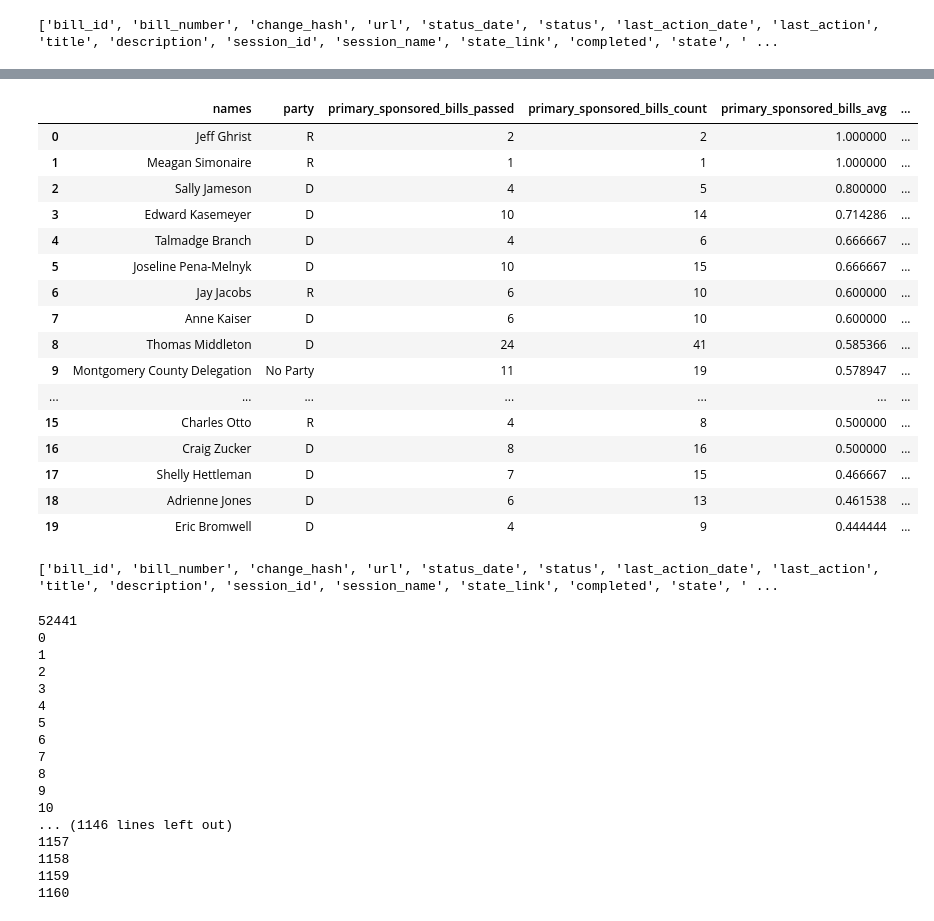
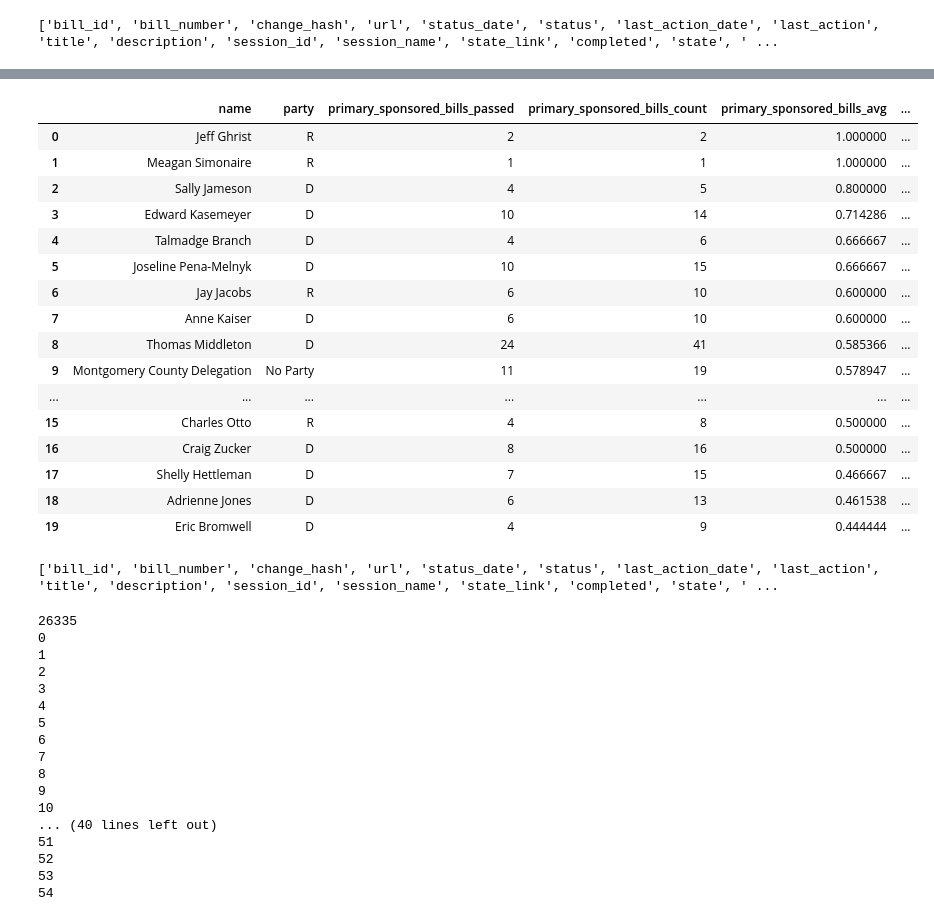
Before and after one commit to Capital-News-Service/maryland-bills-analysis, a Jupyter notebook: Data Manipulation.ipynb, the cells around one changed output, grey strips where cells are left out. Cells and saved outputs as stored; diff of their text form; code cells hidden in the pictures.

```diff
--- a/Data Manipulation.ipynb
+++ b/Data Manipulation.ipynb
@@ -264,11 +265,11 @@ legislators.head(20)
 # %%
-sm = legislators[["names","party","primary_sponsored_bills_passed","primary_sponsored_bills_count","primary_sponsored_bills_avg","co_sponsored_bills_avg","co_sponsored_bills_count", "committee_sponsor","people_id"]]
+sm = legislators[["name","party","primary_sponsored_bills_passed","primary_sponsored_bills_count","primary_sponsored_bills_avg","co_sponsored_bills_avg","co_sponsored_bills_count", "committee_sponsor","people_id"]]
 sm = sm[sm['co_sponsored_bills_count'] > 1]
 sm = sm[sm['committee_sponsor'] != 1]
 sm = sm.sort_values(by=['primary_sponsored_bills_avg'], ascending=False).reset_index(drop=True)
 sm.head(20)
 # %% [output]
-|  | names | party | primary_sponsored_bills_passed | primary_sponsored_bills_count | primary_sponsored_bills_avg | ... |
+|  | name | party | primary_sponsored_bills_passed | primary_sponsored_bills_count | primary_sponsored_bills_avg | ... |
 | 0 | Jeff Ghrist | R | 2 | 2 | 1.000000 | ... |
 | 1 | Meagan Simonaire | R | 1 | 1 | 1.000000 | ... |
 | 2 | Sally Jameson | D | 4 | 5 | 0.800000 | ... |
@@ -322,11 +324,11 @@ co_bills_total = []
 print(len(matrix))
 for index, row in matrix.iterrows():
     print(index)
+    r_co_bills = []
+    r_co_bills_status = []
     name1 = row["first_name"]
     name2 = row["second_name"]
     for index2, row2 in df.iterrows():
-        r_co_bills = []
-        r_co_bills_status = []
         name_one_found = False
         name_two_found = False
         primary_found = False
@@ -334,29 +336,30 @@ for index, row in matrix.iterrows():
         for sponsor_name, sponsor_type_id in zip(row2["sponsor_name"],row2["sponsor_type_id"]):
             if (sponsor_name == name1):
                 name_one_found = True
-                if (sponsor_type_id == 1):
+                if (sponsor_type_id == "1"):
                     primary_found = True
-                elif (secondary_found == 2):
+                elif (sponsor_type_id == "2"):
                     secondary_found = True
             elif (sponsor_name == name2):
                 name_two_found = True
-                if (sponsor_type_id == 1):
+                if (sponsor_type_id == "1"):
                     primary_found = True
-                elif (secondary_found == 2):
+                elif (sponsor_type_id == "2"):
                     secondary_found = True
         if (name_one_found and name_two_found and primary_found and secondary_found):
+            print("_______FOUND__________")
             r_co_bills.append(row2["bill_id"])
             r_co_bills_status.append(row2["status"])
 
     co_bills.append(r_co_bills)
     co_bills_status.append(r_co_bills_status)
-    co_bills_total.append(len(co_bills))
+    co_bills_total.append(len(r_co_bills))
 
 matrix["co_bills"] = co_bills
 matrix["co_bills_status"] = co_bills_status
 matrix["co_bills_total"] = co_bills_total
 # %% [output]
-52441
+26335
 0
 1
 2
@@ -368,8 +371,8 @@ matrix["co_bills_total"] = co_bills_total
 8
 9
 10
-... (1146 lines left out)
-1157
-1158
-1159
-1160
+... (40 lines left out)
+51
+52
+53
+54
```
Also changed, not shown: parts of 7 cells of this notebook.
